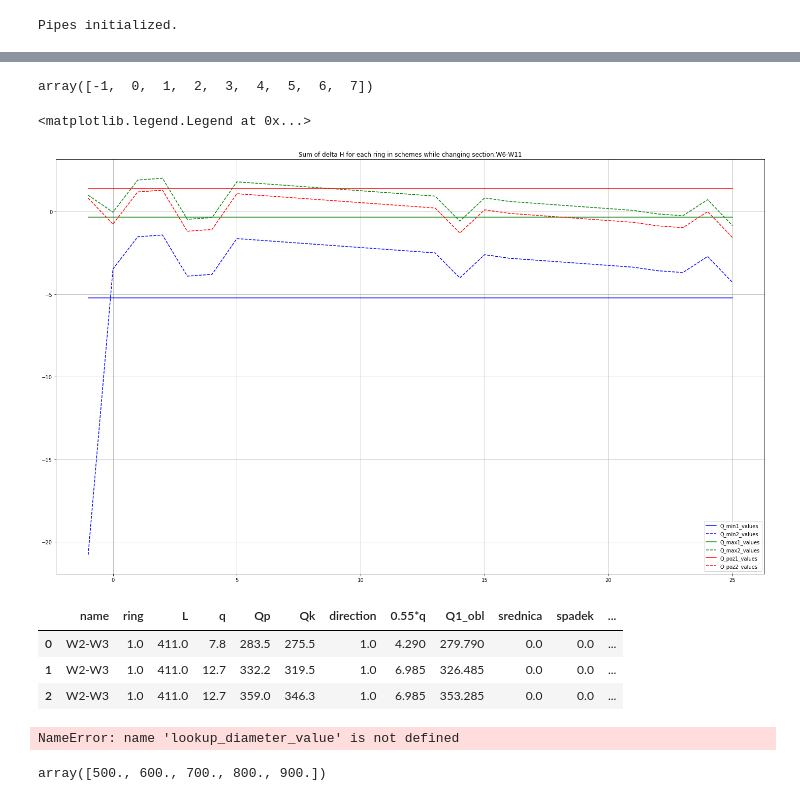
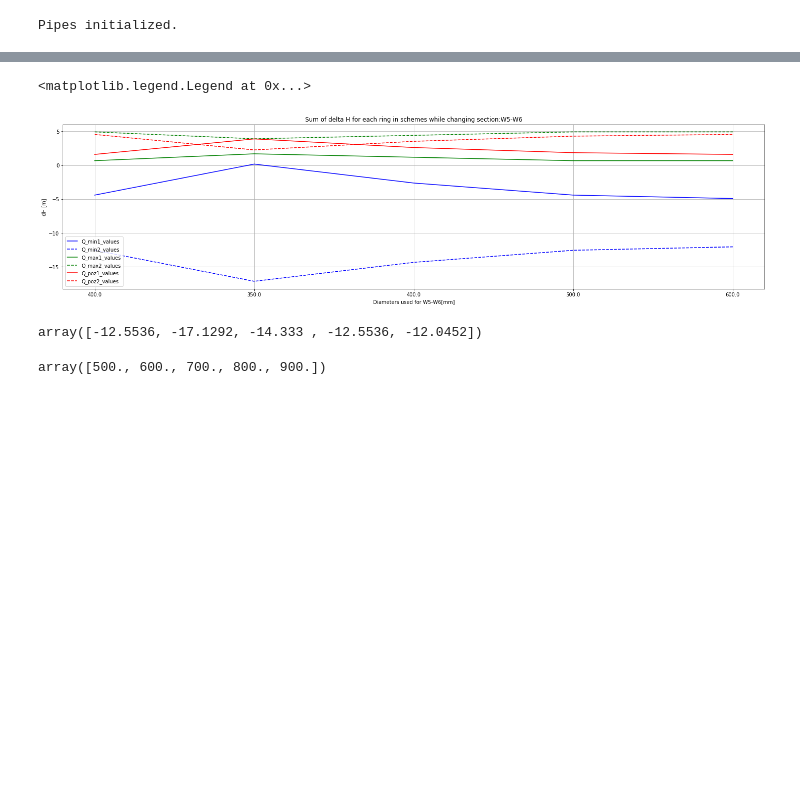
Before and after one commit to koraldek/Waterworks, a Jupyter notebook: Wodociagi.ipynb, the cells around one changed output, grey strips where cells are left out. Saved outputs shown, nothing was run; the diff lists cells and outputs as text; code cells hidden in the pictures; blank space fills up the shorter version.

Commit message:
Add searching solution by a group of available diameters for section.

```diff
--- a/Wodociagi.ipynb
+++ b/Wodociagi.ipynb
@@ -191,6 +226,7 @@ tables_urls = [
     "table_data 1.2.csv",
     "table_data 1.4.csv",
     "table_data 1.5.csv",
+    "table_data 1.7.csv",
 ]
 
 tables_df = loadTablesFromFile(tables_urls)
@@ -479,5 +496,9 @@ def getDiameterEntriesForQ(_diameters_table, _lookup_v_max_value, _diameter_thre
 # %%
-pipes = initPipes()
+# SORT SOLUTIONS PER AVAILABLE DIAMETER. All 3 schemes must have particular diameter.
+
+pipes = initPipes() # Reinit pipes in case user uses this block of script multiple time
+applySpadekToSchemes(pipes, Q_threshold_value, lookup_v_max_value, diameter_threshold_sections)
+
 schemes_begining_results = calculateSchemeResults(pipes)
 
 Q_min1_values = np.array(schemes_begining_results[0].iloc[0].sum_dH)
@@ -487,17 +508,23 @@ Q_max2_values = np.array(schemes_begining_results[0].iloc[3].sum_dH)
 Q_poz1_values = np.array(schemes_begining_results[0].iloc[4].sum_dH)
 Q_poz2_values = np.array(schemes_begining_results[0].iloc[5].sum_dH)
 
-for i in range(0,len(DE_for_section)):
-    curr_DE = DE_for_section.iloc[i]
-    applyDiameterEntryToSection(pipes, section_name, curr_DE)
+for curr_diameter in common_diameters:
+    for curr_scheme_index, pipi in enumerate(pipes):
+        curr_scheme_name =  pipi.scheme[0]
+        section_Q = curr_section.loc[curr_scheme_index].Q1_obl
+        print('Finding diameter entry for %s: %s.\tQ_obl:%.3f\tD:%d' % (curr_scheme_name, section_name, section_Q, curr_diameter), end='\t')
 
+        DES_for_section = getDiameterEntriesForQ(tables_df, lookup_v_max_value,diameter_threshold_sections, section_Q, Q_threshold_value, [curr_diameter])
+        selectAndApplyDiameterEntryToScheme(pipes, section_name, DES_for_section, section_Q, curr_scheme_index)
+
+    # calculate error for each available diameter
     results = calculateSchemeResults(pipes)
-    #print(results[0])
-    Q_min1_values = np.append(Q_min1_values,results[0].iloc[0].sum_dH)
-    Q_min2_values = np.append(Q_min2_values,results[0].iloc[1].sum_dH)
-    Q_max1_values = np.append(Q_max1_values,results[0].iloc[2].sum_dH)
-    Q_max2_values = np.append(Q_max2_values,results[0].iloc[3].sum_dH)
-    Q_poz1_values = np.append(Q_poz1_values,results[0].iloc[4].sum_dH)
-    Q_poz2_values = np.append(Q_poz2_values,results[0].iloc[5].sum_dH)
+
+    Q_min1_values = np.append(Q_min1_values, results[0].iloc[0].sum_dH)
+    Q_min2_values = np.append(Q_min2_values, results[0].iloc[1].sum_dH)
+    Q_max1_values = np.append(Q_max1_values, results[0].iloc[2].sum_dH)
+    Q_max2_values = np.append(Q_max2_values, results[0].iloc[3].sum_dH)
+    Q_poz1_values = np.append(Q_poz1_values, results[0].iloc[4].sum_dH)
+    Q_poz2_values = np.append(Q_poz2_values, results[0].iloc[5].sum_dH)
 # %% [output]
 Pipes initialized.
@@ -517,27 +550,26 @@ Pipes initialized.
-# %%
-#applyDiameterEntryToSection(pipes, curr_row.section_name, curr_row)
-pipes[1]
-Q_poz2_values
-Q_poz1_values
-len(Q_min1_values)
-x_values
-# %% [output]
-array([-1,  0,  1,  2,  3,  4,  5,  6,  7])
 # %%
-x_values = np.arange(-1, len(DE_for_section),1)
-plt.figure(figsize=(25,15))
+diameters_used = np.append([curr_section.srednica[0]], common_diameters)
+
+x_values = np.arange(-1, len(common_diameters),1)
+plt.figure(figsize=(25,6))
 plt.title('Sum of delta H for each ring in schemes while changing section:' + section_name)
 plt.grid()
 plt.plot(x_values, Q_min1_values, label = 'Q_min1_values', color='blue',  linestyle='-')
 plt.plot(x_values, Q_min2_values, label = 'Q_min2_values', color='blue',  linestyle='--')
 plt.plot(x_values, Q_max1_values, label = 'Q_max1_values', color='green', linestyle='-')
 plt.plot(x_values, Q_max2_values, label = 'Q_max2_values', color='green', linestyle='--')
 plt.plot(x_values, Q_poz1_values, label = 'Q_poz1_values', color='red',   linestyle='-')
 plt.plot(x_values, Q_poz2_values, label = 'Q_poz2_values', color='red',   linestyle='--')
 
+plt.xticks(x_values, diameters_used)
+plt.xlabel('Diameters used for ' + section_name + '[mm]')
+plt.ylabel('dH [m]')
 plt.legend()
 # %% [output]
 <matplotlib.legend.Legend at 0x...>
-[figure, old version]
+[figure, new version]
 # %%
 ############################ OLD ########################
+Q_min2_values
+# %% [output]
+array([-12.5536, -17.1292, -14.333 , -12.5536, -12.0452])
@@ -552,24 +575,0 @@ diameters_for_W2 = getDiametersForSections(sections, Q_threshold_value, lookup_d
-# %%
-diameters_for_W2
-
-section_W2_W3 = getSection(pipes,'W2-W3') # wszystkie 3 wersje dla danego odcinka.
-Q_mean_W2_W3 = section_W2_W3.Q1_obl.mean() # srednia wartosc Q_obl
-Q_W2_W3 = 330
-section_W2_W3
-# %% [output]
-|  | name | ring | L | q | Qp | Qk | direction | 0.55*q | Q1_obl | srednica | spadek | ... |
-| 0 | W2-W3 | 1.0 | 411.0 | 7.8 | 283.5 | 275.5 | 1.0 | 4.290 | 279.790 | 0.0 | 0.0 | ... |
-| 1 | W2-W3 | 1.0 | 411.0 | 12.7 | 332.2 | 319.5 | 1.0 | 6.985 | 326.485 | 0.0 | 0.0 | ... |
-| 2 | W2-W3 | 1.0 | 411.0 | 12.7 | 359.0 | 346.3 | 1.0 | 6.985 | 353.285 | 0.0 | 0.0 | ... |
-# %%
-# Wybierz wszystkie pasujace srednice dla odcinka W2-W3 na wszystkich schematach
-print(lookup_diameter_value)
-diameters_for_W2_W3 = getDiametersForSections(section_W2_W3, Q_threshold_value, lookup_diameter_value)
-
-# Wybierz wiersz z powyzszej listy srednic i zastosuj go
-diameter_W2_W3 = diameters_for_W2_W3.iloc[12] # Arbitralny numer wiersza - 2 stopien swobody
-
-diameter_W2_W3
-#diameters_for_W2_W3
-# %% [output]
-NameError: name 'lookup_diameter_value' is not defined
```
Also changed, not shown: parts of 31 cells of this notebook, 1 other file.
